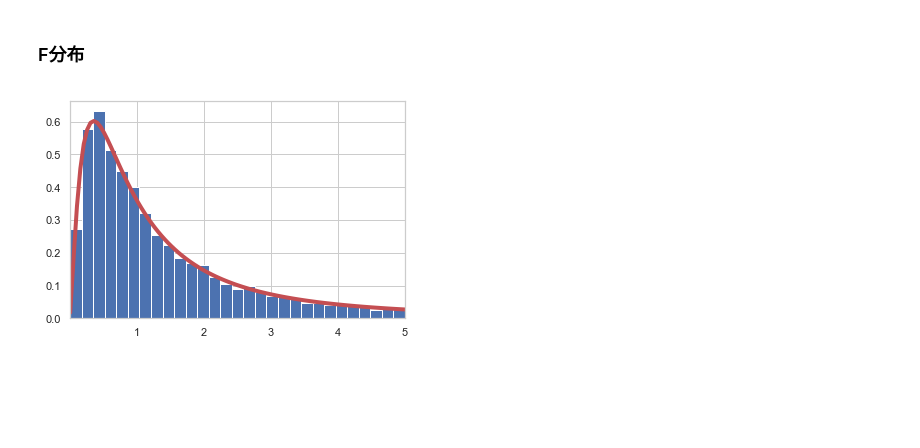
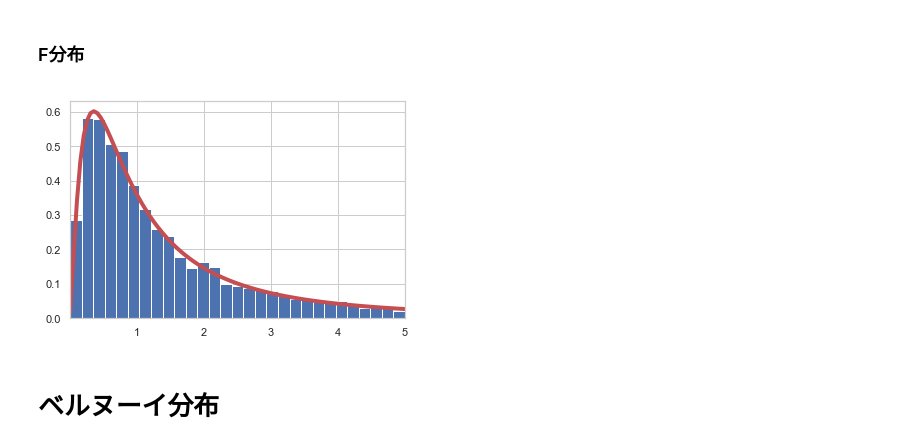
Before and after one commit to yutera12/qiita, a Jupyter notebook: kankei/確率分布間関係.ipynb, the cells around one changed output. Cells and saved outputs as stored; diff of their text form; code cells hidden in the pictures; blank space fills up the shorter version.

```diff
--- a/kankei/確率分布間関係.ipynb
+++ b/kankei/確率分布間関係.ipynb
@@ -136,7 +139,7 @@ def poisson__(mu, sampleSize):
 ### ベルヌーイ分布
 # %%
 p = 0.2
-sample = bernoulli_(p, sampleSize)
+sample = bernoulli(p, sampleSize)
 x = np.arange(2)
 plt.plot(x, stats.bernoulli.pmf(x, p), 'ro', ms=8)
 plt.vlines(x, 0, stats.bernoulli.pmf(x, p), colors='r', lw=5, alpha=0.5)
@@ -350,11 +366,13 @@ plot_continuousDitribution(sample, truePf, xmin, xmax)
 # %%
 m = 5
 n = 3
 xmin = 0.01
 xmax = 5
 
-sample = f_(m, n, sampleSize)
+sample = f(m, n, sampleSize)
 truePf = lambda x: stats.f.pdf(x, m, n)
 plot_continuousDitribution(sample, truePf, xmin, xmax)
 # %% [output]
-[figure, old version]
+[figure, new version]
+# %% [markdown]
+# ベルヌーイ分布
```
Also changed, not shown: parts of 21 cells of this notebook.
